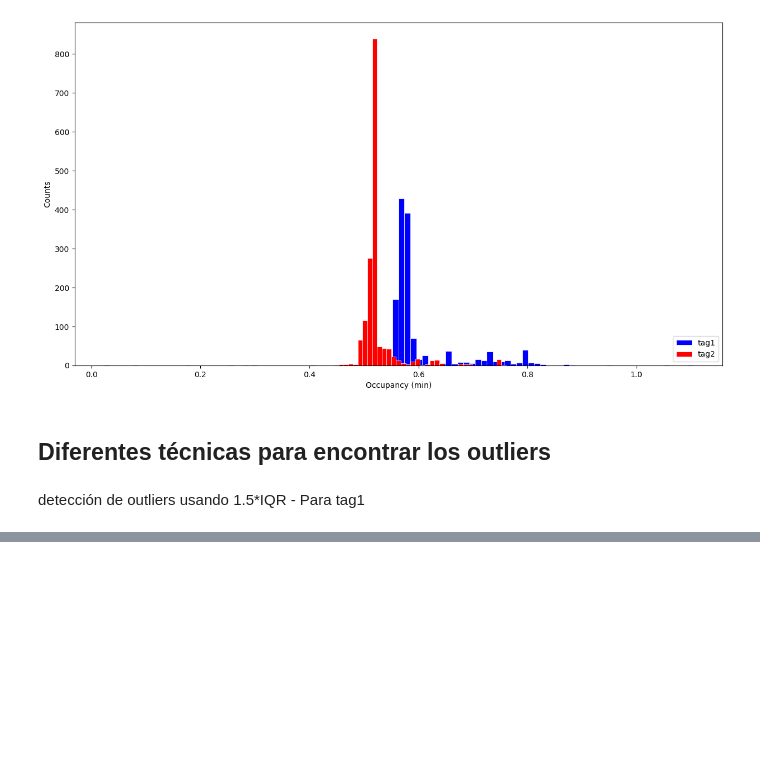
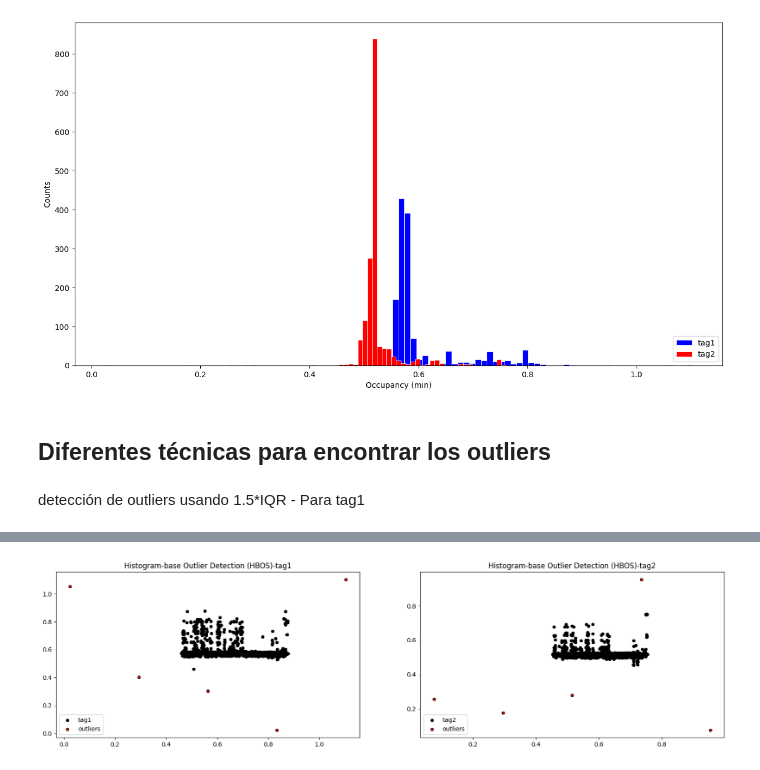
Before and after one commit to darwin1k/metroOccupancy, a Jupyter notebook: EDAcomplete.ipynb, the cells around one changed output, grey strips where cells are left out. Saved outputs shown, nothing was run; the diff lists cells and outputs as text; code cells hidden in the pictures; blank space fills up the shorter version.

Commit message:
Se agregaron ultimos códigos y comentarios

```diff
--- a/EDAcomplete.ipynb
+++ b/EDAcomplete.ipynb
@@ -374,0 +382,89 @@ result[result['tagCdv'] == 'cdv1']
+# %%
+# Se importan los modelos desde pyod
+import pyod
+from pyod.models.abod import ABOD
+from pyod.models.cblof import CBLOF
+from pyod.models.feature_bagging import FeatureBagging
+from pyod.models.hbos import HBOS
+from pyod.models.iforest import IForest
+from pyod.models.knn import KNN
+from pyod.models.lof import LOF
+from scipy import stats
+import matplotlib.pyplot as plt
+import matplotlib.font_manager
+
+from sklearn.preprocessing import MinMaxScaler
+
+# se cargan los datos
+
+lista_datos = [data1, data2]
+tags = ['tag1', 'tag2']
+columna ='minutes'
+
+#configuración de subplot
+fig, axes = plt.subplots(1, 2, figsize=(20, 5), facecolor='w', edgecolor='k')
+
+for ax, dff, xtag in zip(axes, lista_datos, tags):
+
+        # se escalan dentro de un rango de 0 a 1
+
+        # scaler = MinMaxScaler(feature_range=(0, 1))
+        # df[['minutes']] = scaler.fit_transform(df[['minutes']])
+
+        # se cargan los datos a
+        X = dff['minutes'].values.reshape(-1,1)
+        random_state = np.random.RandomState(42)
+
+        # identifica el % para identificar los outlier. .1 es 10% es outlier
+        outliers_fraction = 0.01
+
+        # se cargan los diferentes modelos de clasificación
+        classifiers = {
+                # 'Angle-based Outlier Detector (ABOD)': ABOD(contamination=outliers_fraction),
+                # 'Cluster-based Local Outlier Factor (CBLOF)':CBLOF(contamination=outliers_fraction,check_estimator=False, random_state=random_state),
+                'Histogram-base Outlier Detection (HBOS)': HBOS(contamination=outliers_fraction)
+                # 'Isolation Forest': IForest(contamination=outliers_fraction,random_state=random_state),
+                # 'K Nearest Neighbors (KNN)': KNN(contamination=outliers_fraction),
+                # 'Average KNN': KNN(method='mean',contamination=outliers_fraction)
+        }
+
+        for i, (clf_name, clf) in enumerate(classifiers.items()):
+                clf.fit(X)
+
+                # predice el score de anomalía
+                scores_pred = clf.decision_function(X) * -1
+
+                # clasifica el dataset según el clasificacdor seleccinado como: inlier o outlier, 1: outlier, 0:inlier
+                y_pred = clf.predict(X)
+
+                #calculo los elemento inlier
+                n_inliers = len(y_pred) - np.count_nonzero(y_pred)
+
+                # calculo de los elementos outliers
+                n_outliers = np.count_nonzero(y_pred == 1)
+
+                # agrega una columna de clasificacion outlier
+                # dff.loc[:,'outlier'] = pd.Series(y_pred, index=dff.index)
+                dff = dff.assign(outlier=y_pred)
+
+                # # IX1 - inlier feature 1,  IX2 - inlier feature 2
+                IX1 =  dff[dff.outlier == 0].loc[:,'minutes'].values.reshape(-1,1)
+                # # OX1 - outlier feature 1
+                OX1 =  dff[dff.outlier == 1].loc[:,'minutes'].values.reshape(-1,1)
+
+                #print('OUTLIERS : ',n_outliers,'INLIERS : ',n_inliers, clf_name)
+
+                # threshold value to consider a datapoint inlier or outlier
+                #threshold = stats.scoreatpercentile(scores_pred,100 * outliers_fraction)
+
+                # mostrando inlier y outliers
+
+                xx1 = np.linspace(IX1.min(), IX1.max(), len(IX1)).reshape(-1,1)
+                xx2 = np.linspace(OX1.min(), OX1.max(), len(OX1)).reshape(-1,1)
+
+                ax.scatter(xx1, IX1, c='black',s=20, edgecolor='k')
+                ax.scatter(xx2, OX1, c='red',s=20, edgecolor='k')
+                ax.legend([xtag,'outliers'], loc="lower left")
+                ax.set_title(clf_name +'-' + xtag)
+# %% [output]
+[figure, added]
```
Also changed, not shown: parts of 20 cells of this notebook.
